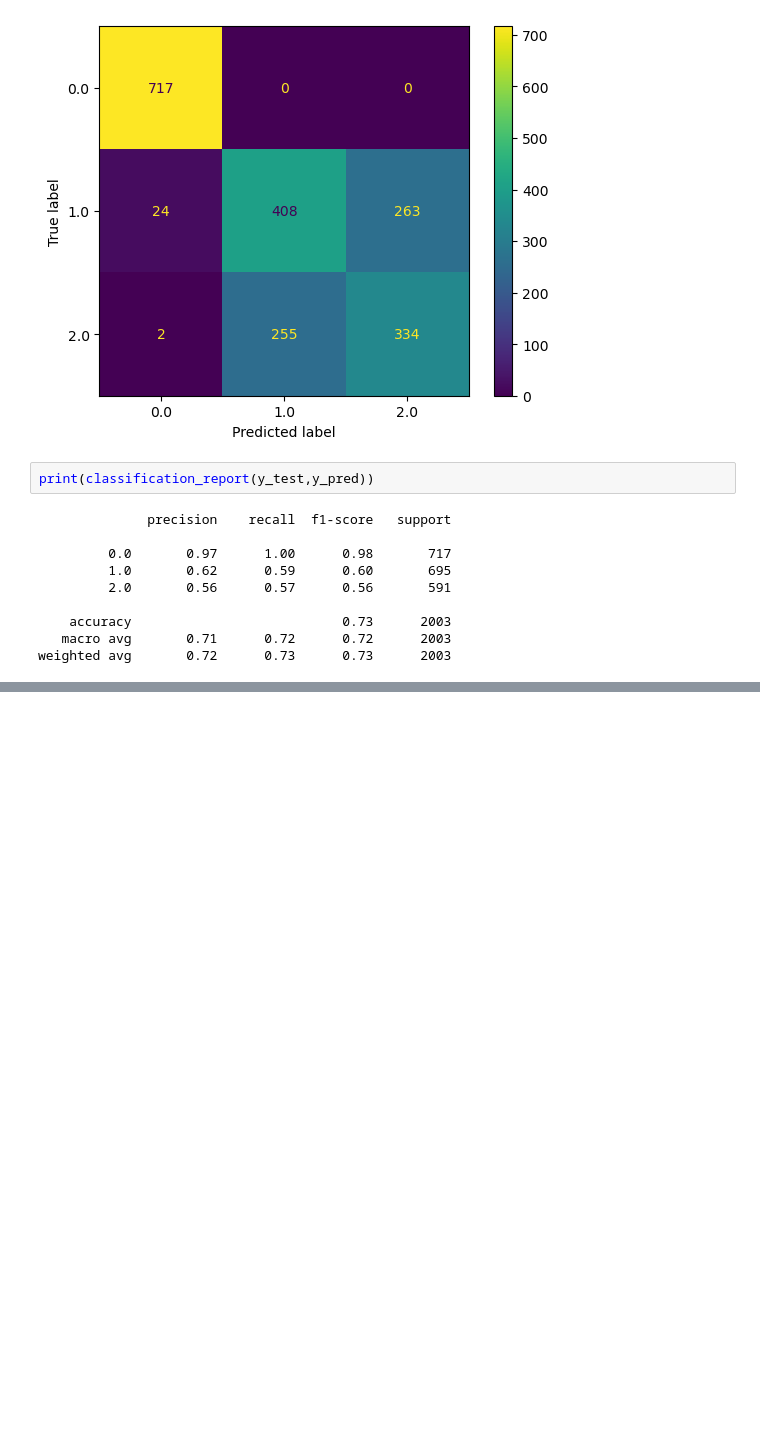
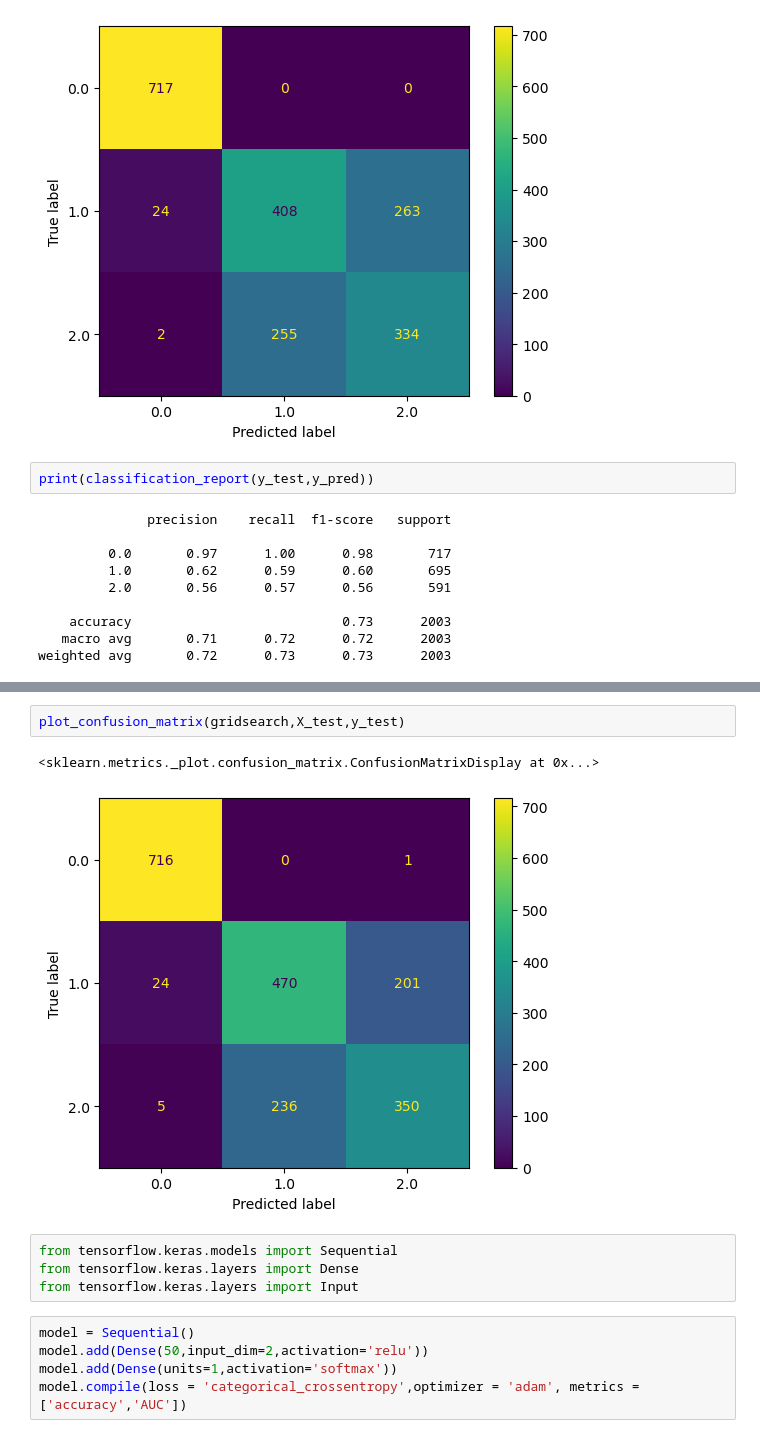
Before and after one commit to jpalgon/Draft_Combine, a Jupyter notebook: Modeling.ipynb, the cells around one changed output, grey strips where cells are left out. Drawn from its saved outputs; the diff is of its cells as text; blank space fills up the shorter version.

```diff
--- a/Modeling.ipynb
+++ b/Modeling.ipynb
@@ -546,0 +622,14 @@ weighted avg       0.72      0.73      0.73      2003
+# %%
+plot_confusion_matrix(gridsearch,X_test,y_test)
+# %% [output]
+<sklearn.metrics._plot.confusion_matrix.ConfusionMatrixDisplay at 0x...>
+[figure, added]
+# %%
+from tensorflow.keras.models import Sequential
+from tensorflow.keras.layers import Dense
+from tensorflow.keras.layers import Input
+# %%
+model = Sequential()
+model.add(Dense(50,input_dim=2,activation='relu'))
+model.add(Dense(units=1,activation='softmax'))
+model.compile(loss = 'categorical_crossentropy',optimizer = 'adam', metrics = ['accuracy','AUC'])
```
Also changed, not shown: parts of 4 cells of this notebook, 1 other file.
